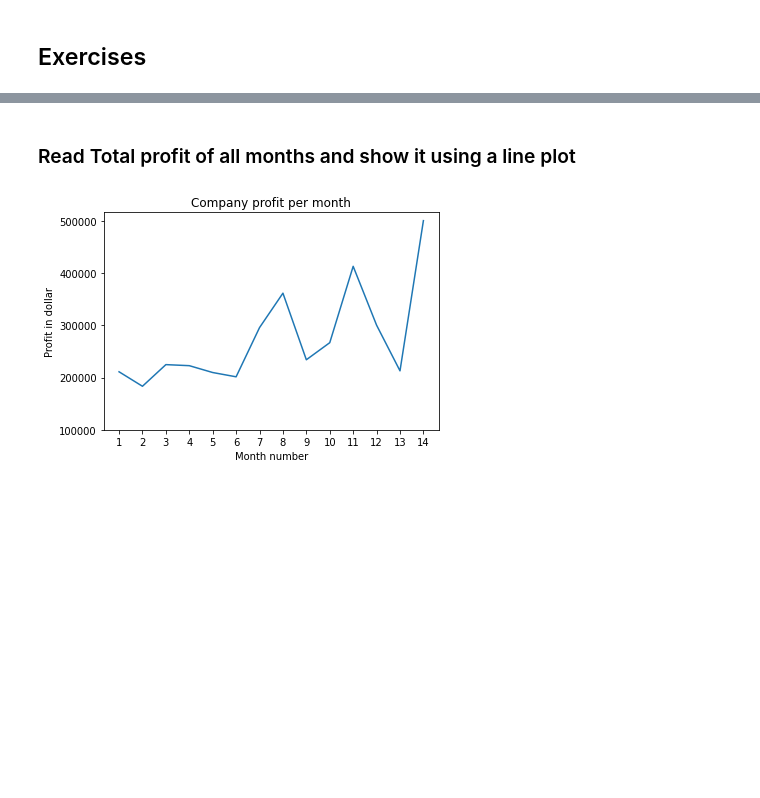
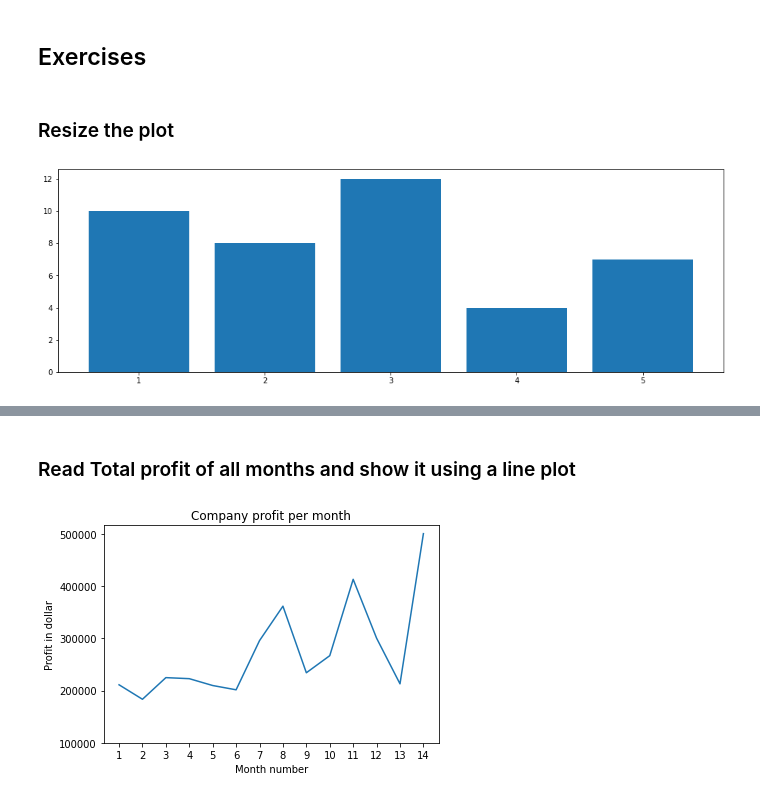
Before and after one commit to poojasaxena/python-tutorial, a Jupyter notebook: pythonTutorial_plotting.ipynb, the cells around one changed output, grey strips where cells are left out. Drawn from its saved outputs; the diff is of its cells as text; code cells hidden in the pictures; blank space fills up the shorter version.

Commit message:
added fancy features of matplotlib

```diff
--- a/pythonTutorial_plotting.ipynb
+++ b/pythonTutorial_plotting.ipynb
@@ -41,3 +41,16 @@ df.describe()
 | max | 14.0000 | 3700.000000 | 2500.000000 | 9300.000000 | 33300.000000 | 7400.000000 | 3100.000000 | 50020.000000 | ... |
 # %% [markdown]
 ## Exercises
+# %% [markdown]
+### Resize the plot
+# %%
+## Approach I
+import matplotlib.pyplot as plt
+plt.rcParams["figure.figsize"] = (16,5)
+x = [1, 2, 3, 4, 5]
+h = [10, 8, 12, 4, 7]
+
+plt.bar(x, height = h)
+plt.show()
+# %% [output]
+[figure, added]
```
Also changed, not shown: parts of 3 cells of this notebook.
